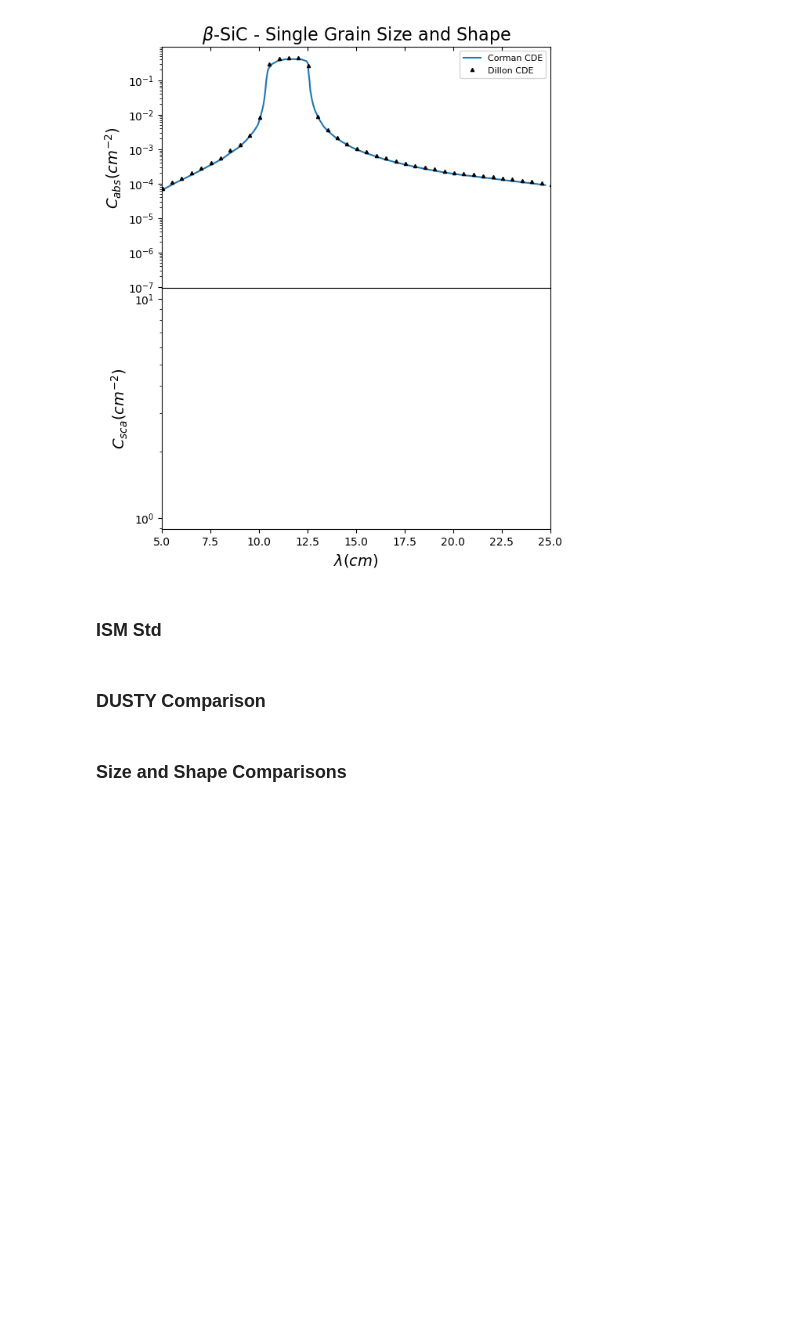
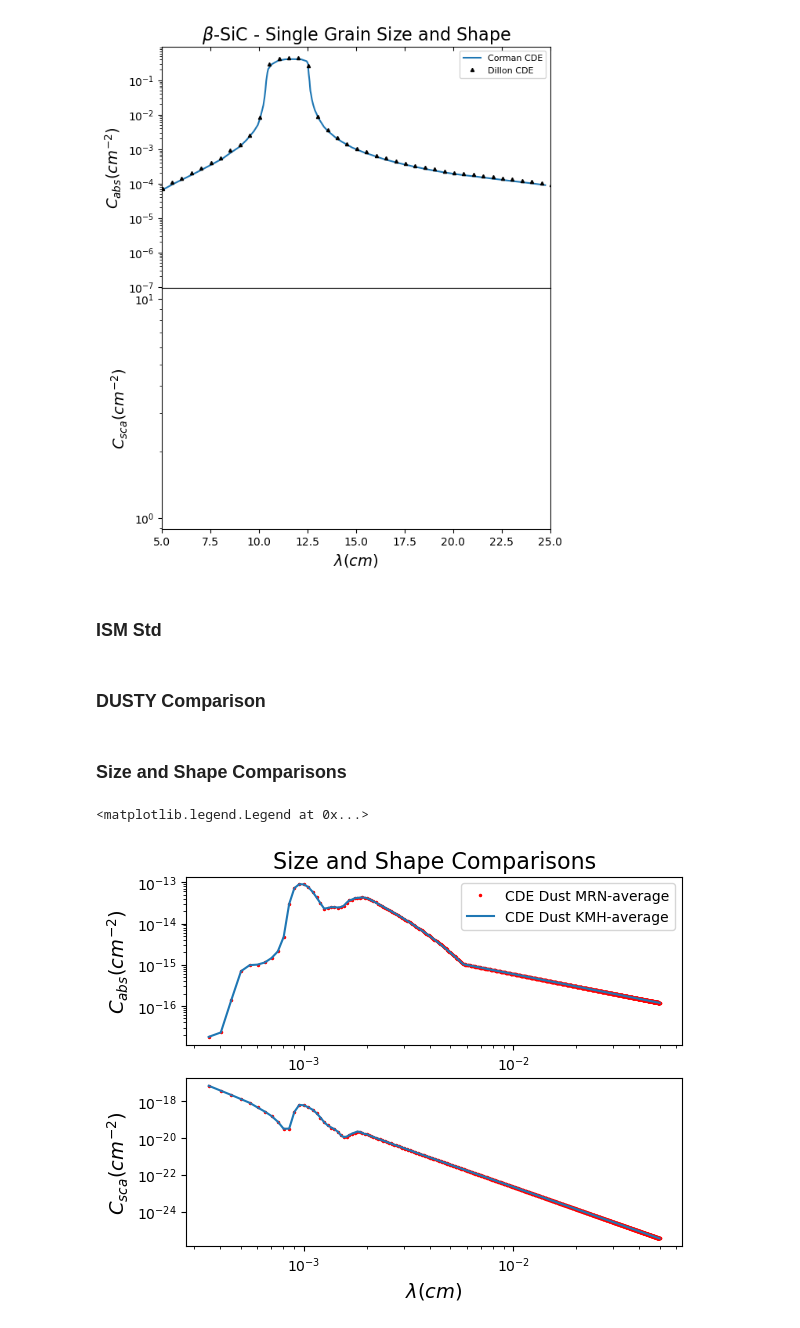
Before and after one commit to astroseandillon/Sean-Dusty, a Jupyter notebook: plot factory.ipynb, the cells around one changed output. Cells and saved outputs as stored; diff of their text form; code cells hidden in the pictures; blank space fills up the shorter version.

```diff
--- a/plot factory.ipynb
+++ b/plot factory.ipynb
@@ -334,32 +335,35 @@ x1, y1, z1 = np.loadtxt('cosmic_glass_20120815_DUSTYCDE_single.dat', unpack=True
 x2, y2, z2 = np.loadtxt('cosmic_glass_20120815_DUSTYCDE_MRN.dat', unpack=True)
 x3, y3, z3 = np.loadtxt('cosmic_glass_20120815_DUSTYCDE_KMH.dat', unpack=True)
 
 
 
 
 fig,ax = plt.subplots(2,1)
 
 ax[0].set_title(title, fontsize=16)
 ax[1].set_xlabel(r'$\lambda (cm)$', fontsize=14)
 ax[0].set_ylabel(r'$C_{abs} (cm^{-2})$', fontsize=14)
 ax[1].set_ylabel(r'$C_{sca} (cm^{-2})$', fontsize=14)
 #Cabs plots
 # ax[0].plot(x1, y1, 'ko', label='CDE Dust single grain size', markersize=3)
-ax[0].plot(x2, y2, 'r-', label='CDE Dust MRN-average', markersize=3)
+ax[0].plot(x2, y2, 'r.', label='CDE Dust MRN-average', markersize=3)
 ax[0].plot(x3, y3, label='CDE Dust KMH-average', markersize=3)
 # ax[0].plot(x4, y4, 'ko', label='Mie Sphere Dust single grain size', markersize=3)
 # ax[0].plot(x5, y5, 'r-', label='Mie Sphere Dust MRN-average', markersize=3)
 # ax[0].plot(x6, y6, '..', label='Mie Sphere Dust KMH-average', markersize=3)
 # ax[0].plot(x7, y7, 'ko', label='Sphere Calc Dust single grain size', markersize=3)
 # ax[0].plot(x8, y8, 'r-', label='Sphere Calc Dust  MRN-average', markersize=3)
 # ax[0].plot(x9, y9, '..', label='Sphere Calc Dust  KMH-average', markersize=3)
 
 #Csca plots
 # ax[1].plot(x1, z1, 'ko', label='CDE Dust single grain size', markersize=3)
-ax[1].plot(x2, z2, 'r--', label='CDE Dust MRN-average', markersize=3)
+ax[1].plot(x2, z2, 'r.', label='CDE Dust MRN-average', markersize=3)
 ax[1].plot(x3, z3, label='CDE Dust KMH-average', markersize=3)
 # ax[0].set_xlim(0,0.01)
 # ax[1].set_xlim(0,0.01)
 ax[0].set(xscale='log', yscale='log')
 ax[1].set(xscale='log', yscale='log')
 ax[0].legend()
+# %% [output]
+<matplotlib.legend.Legend at 0x...>
+[figure, added]
```
Also changed, not shown: parts of 1 cell of this notebook, 7 other files.
